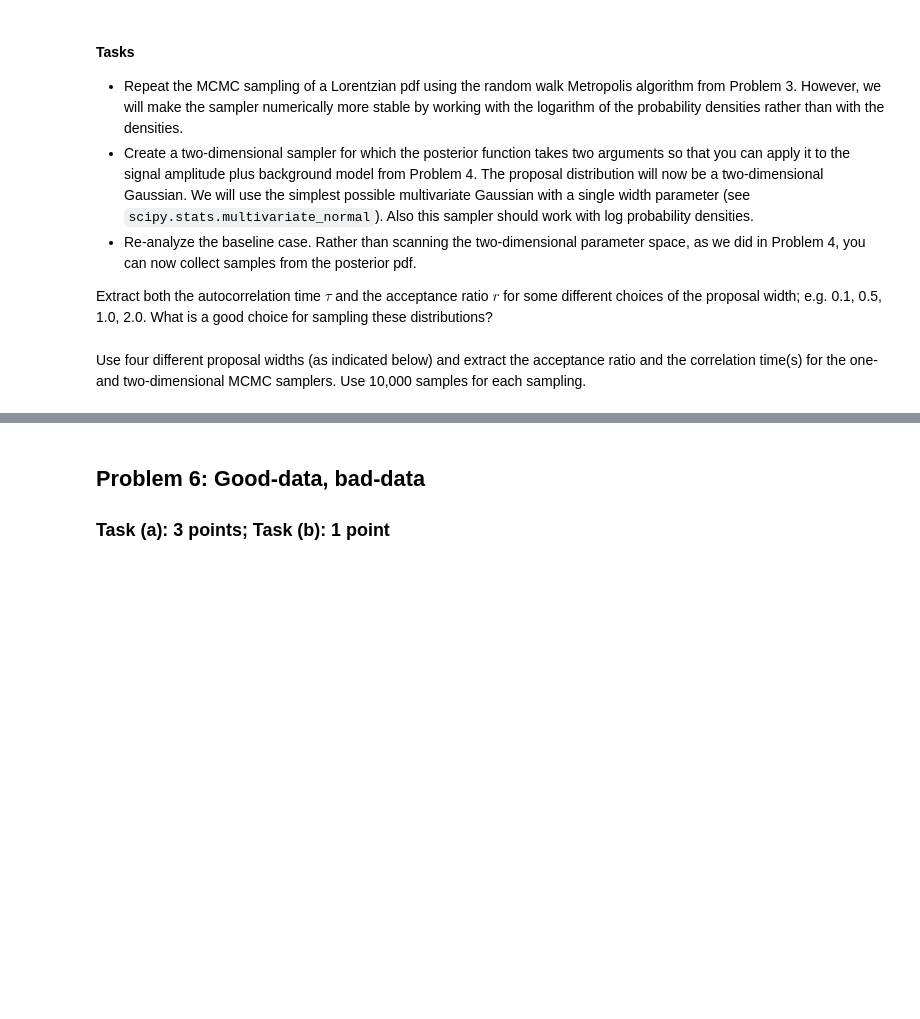
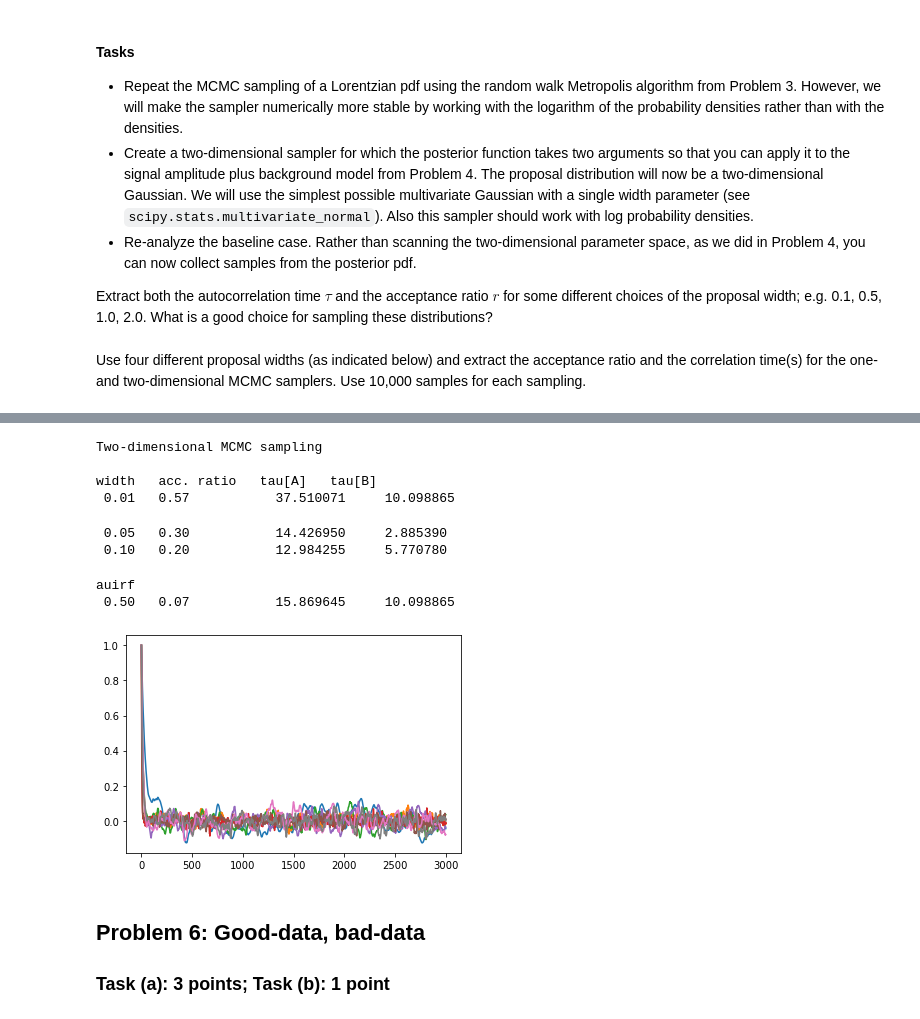
Before and after one commit to ElinOhlman/tif285, a Jupyter notebook: doc/pub/ProblemSets/Set2/TIF285_ps2_extra_problems.ipynb, the cells around one changed output, grey strips where cells are left out. Drawn from its saved outputs; the diff is of its cells as text; code cells hidden in the pictures; blank space fills up the shorter version.

```diff
--- a/doc/pub/ProblemSets/Set2/TIF285_ps2_extra_problems.ipynb
+++ b/doc/pub/ProblemSets/Set2/TIF285_ps2_extra_problems.ipynb
@@ -211,6 +261,10 @@ def log_likelihood(A, B, xk_pts, Nk_pts, n_0):
     #
     # YOUR CODE HERE
     #
+    x_0 = 0
+    Dk_pts = n_0 * (A * np.exp(-(xk_pts - x_0)**2/(2.*width**2)) + B)
+
+    return sum(np.log(Dk_pts)*Nk_pts -Dk_pts - (np.log(factorial(Nk_pts))))
 
 def log_posterior(A, B, xk_pts, Nk_pts, n_0):
     """Log posterior for data Nk_pts given A and B"""
@@ -299,14 +404,37 @@ for width in [0.1, 0.5, 1.0, 2.0]:
 # %%
 print('Two-dimensional MCMC sampling\n')
 print('width   acc. ratio   tau[A]   tau[B]')
 no_of_samples=10000
 
 for width in [0.01, 0.05, 0.1, 0.5]:
     #
     # YOUR CODE HERE
     #
+    chain = sampler_2d(log_posterior_2d, no_of_samples=no_of_samples, start_position=[.5,.5],
+            proposal_width=width)
 
-    print(f' {width:.2f}   {acc_ratio:.2f}           {tau[0]:4d}     {tau[1]:4d}')
+    acc_ratio = acceptance_ratio(chain)
+    h_max = 3000
+    f = autocorrelation(chain,int(h_max))
+    h = range(int(h_max)+1)
+    #f = exp(-h/tau
+    plt.plot(h,f,label = width)  # plotting to see that it looks reasonable
+    #-ln(2) = -h/tau
+    #h = ln(2)*tau
+    tau = np.abs(f-1/2).argmin(axis = 0)/np.log(2)
+    print(f' {width:.2f}   {acc_ratio:.2f}           {tau[0]:4f}     {tau[1]:4f}')
+
+    # I often get a runtime error, I think it is because i take the log of a negative number somewhere but i cant find it
+# %% [output]
+Two-dimensional MCMC sampling
+
+width   acc. ratio   tau[A]   tau[B]
+ 0.01   0.57           37.510071     10.098865
+ 0.05   0.30           14.426950     2.885390
+ 0.10   0.20           12.984255     5.770780
+auirf
+ 0.50   0.07           15.869645     10.098865
+[figure, added]
 # %% [markdown]
 ## Problem 6: Good-data, bad-data
 ### Task (a): 3 points; Task (b): 1 point
```
Also changed, not shown: parts of 8 cells of this notebook, 2 other files.
